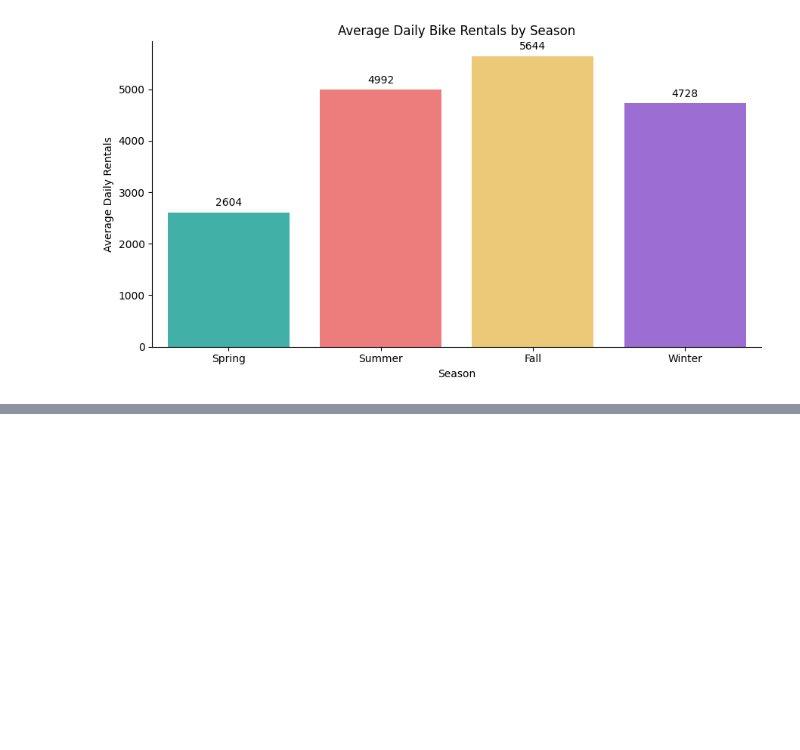
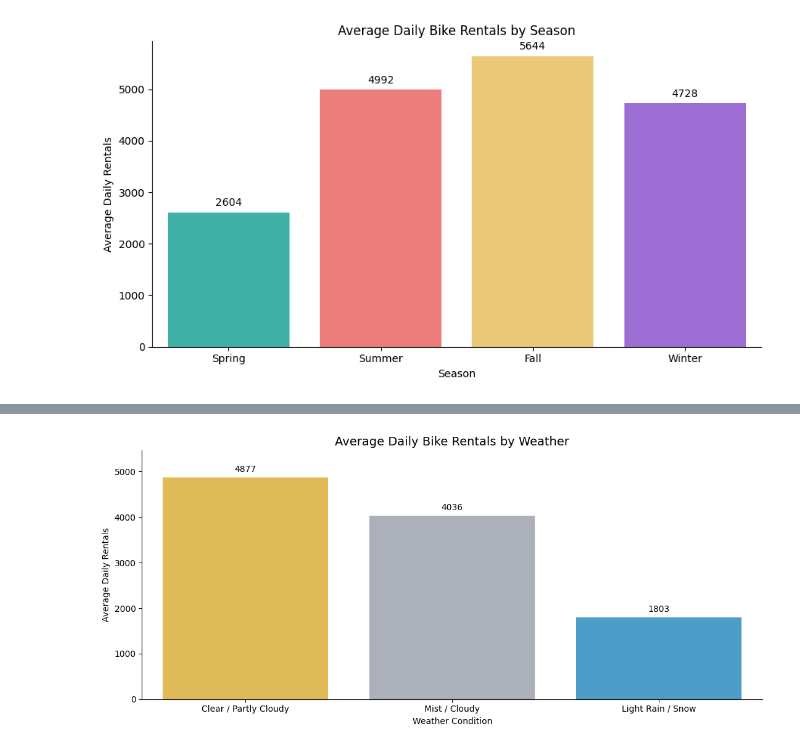
Before and after one commit to sahelsepehri/data-analysis-portfolio, a Jupyter notebook: descriptive-statistics-analyzer/notebooks/descriptive_analysis.ipynb, the cells around one changed output, grey strips where cells are left out. Cells and saved outputs as stored; diff of their text form; code cells hidden in the pictures; blank space fills up the shorter version.

```diff
--- a/descriptive-statistics-analyzer/notebooks/descriptive_analysis.ipynb
+++ b/descriptive-statistics-analyzer/notebooks/descriptive_analysis.ipynb
@@ -264,0 +285,76 @@ plt.show()
+# %%
+
+# Rename weather categories
+weather_labels = {
+    1: "Clear / Partly Cloudy",
+    2: "Mist / Cloudy",
+    3: "Light Rain / Snow",
+    4: "Heavy Rain / Snow"
+}
+
+df["weather_name"] = df["weathersit"].map(weather_labels)
+
+# Calculate average daily rentals
+weather_avg = (
+    df.groupby("weather_name", as_index=False)["cnt"]
+    .mean()
+)
+
+# Keep only weather categories present in the data
+weather_order = [
+    "Clear / Partly Cloudy",
+    "Mist / Cloudy",
+    "Light Rain / Snow",
+    "Heavy Rain / Snow"
+]
+
+weather_order = [
+    w for w in weather_order
+    if w in weather_avg["weather_name"].values
+]
+
+weather_avg["weather_name"] = pd.Categorical(
+    weather_avg["weather_name"],
+    categories=weather_order,
+    ordered=True
+)
+
+weather_avg = weather_avg.sort_values("weather_name")
+
+# Weather-based colors
+weather_colors = {
+    "Clear / Partly Cloudy": "#F4C542",
+    "Mist / Cloudy": "#A8B0BC",
+    "Light Rain / Snow": "#38A3DB",
+    "Heavy Rain / Snow": "#5B3FAD"
+}
+
+# Plot
+plt.figure(figsize=(11, 5))
+
+ax = sns.barplot(
+    data=weather_avg,
+    x="weather_name",
+    y="cnt",
+    hue="weather_name",
+    order=weather_order,
+    hue_order=weather_order,
+    palette=weather_colors,
+    errorbar=None,
+    legend=False
+)
+
+for container in ax.containers:
+    ax.bar_label(container, fmt="%.0f", padding=4)
+
+plt.title("Average Daily Bike Rentals by Weather", fontsize=14)
+plt.xlabel("Weather Condition")
+plt.ylabel("Average Daily Rentals")
+plt.xticks(rotation=0)
+plt.margins(y=0.12)
+
+sns.despine()
+plt.tight_layout()
+plt.show()
+# %% [output]
+[figure, added]
```
Also changed, not shown: parts of 4 cells of this notebook.
